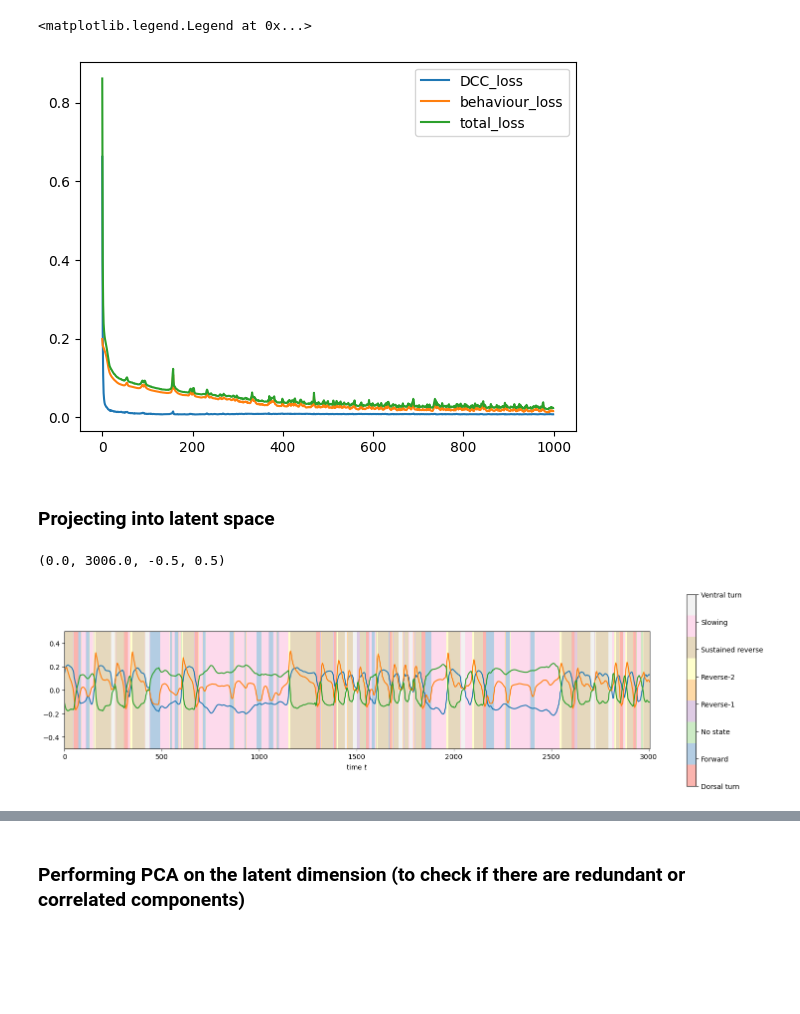
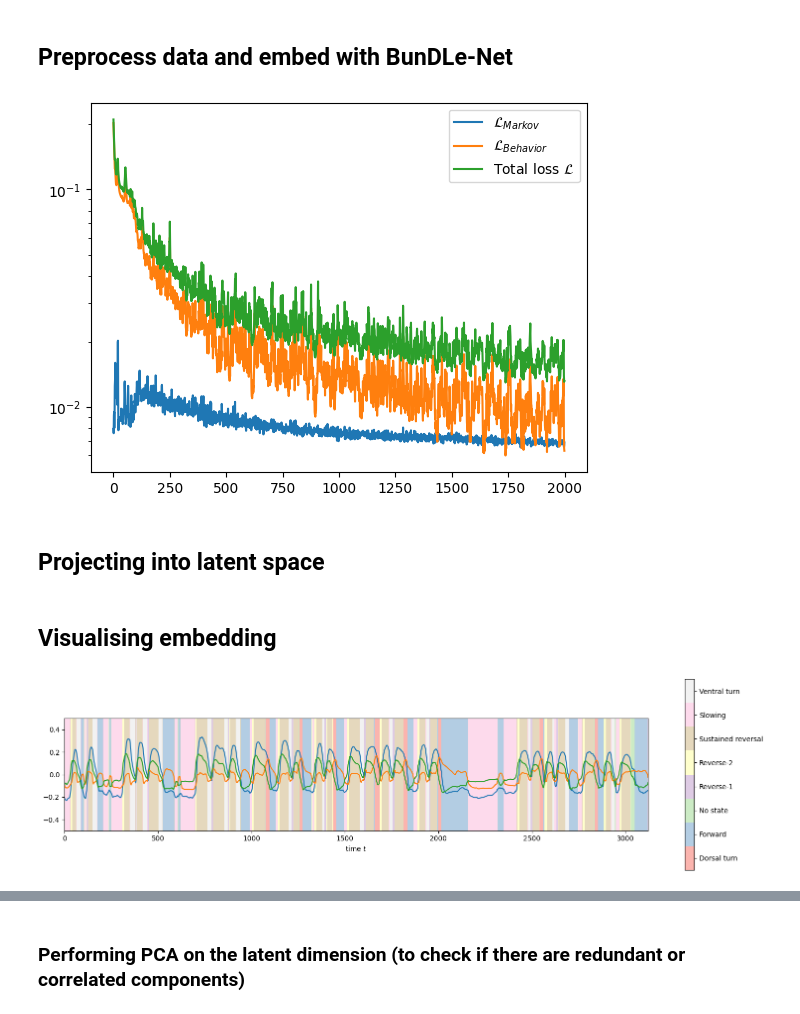
Before and after one commit to akshey-kumar/BunDLe-Net, a Jupyter notebook: notebooks/demo_c_elegans.ipynb, the cells around one changed output, grey strips where cells are left out. Drawn from its saved outputs; the diff is of its cells as text; code cells hidden in the pictures; blank space fills up the shorter version.

```diff
--- a/notebooks/demo_c_elegans.ipynb
+++ b/notebooks/demo_c_elegans.ipynb
@@ -47,14 +36,35 @@ loss_array = train_model(X_, B_, model, optimizer, gamma, n_epochs, pca_init=Tru
+# %% [markdown]
+## Preprocess data and embed with BunDLe-Net
+# %%
+### Preprocess and prepare data for BundLe Net
+time, X = preprocess_data(X, data.fps)
+X_, B_ = prep_data(X, B, win=15)
+
+### Deploy BunDLe Net
+model = BunDLeNet(latent_dim=3)
+model.build(input_shape=X_.shape)
+optimizer = tf.keras.optimizers.legacy.Adam(learning_rate=0.001)
+
+loss_array = train_model(
+	X_,
+	B_,
+	model,
+	optimizer,
+	gamma=0.9,
+	n_epochs=2000,
+	pca_init=False,
+	best_of_5_init=False
+)
 # %%
 # Training losses vs epochs
-%matplotlib inline
-for i, label in  enumerate(["DCC_loss", "behaviour_loss","total_loss" ]):
-    plt.plot(loss_array[:,i], label=label)
+plt.figure()
+for i, label in  enumerate(["$\mathcal{L}_{{Markov}}$", "$\mathcal{L}_{{Behavior}}$","Total loss $\mathcal{L}$" ]):
+	plt.semilogy(loss_array[:,i], label=label)
 plt.legend()
-#plt.ylim(0,.01)
+plt.show()
 # %% [output]
-<matplotlib.legend.Legend at 0x...>
-[figure, old version]
+[figure, new version]
 # %% [markdown]
-### Projecting into latent space
+## Projecting into latent space
 # %%
 Y0_ = model.tau(X_[:,0]).numpy()
@@ -69,15 +71,8 @@ B_ = np.loadtxt('data/generated/saved_Y/B__' + algorithm + '_worm_' + str(worm_n
+# %% [markdown]
+## Visualising embedding
 # %%
-### Plotting latent space dynamics
-%matplotlib inline
-plt.figure(figsize=(19,5))
-plt.imshow([B_],aspect=600,cmap="Pastel1")
-cbar = plt.colorbar(ticks=np.arange(8))
-cbar.ax.set_yticklabels(['Dorsal turn', 'Forward', 'No state', 'Reverse-1', 'Reverse-2', 'Sustained reverse', 'Slowing', 'Ventral turn'])
-plt.plot(Y0_/Y0_.max()/3)
-plt.xlabel("time $t$")
-plt.axis([0,Y0_.shape[0],-0.5,0.5])
+plot_latent_timeseries(Y0_, B_, state_names)
 # %% [output]
-(0.0, 3006.0, -0.5, 0.5)
-[figure, old version]
+[figure, new version]
 # %%
 %matplotlib notebook
```
Also changed, not shown: parts of 16 cells of this notebook, 1 other file.
